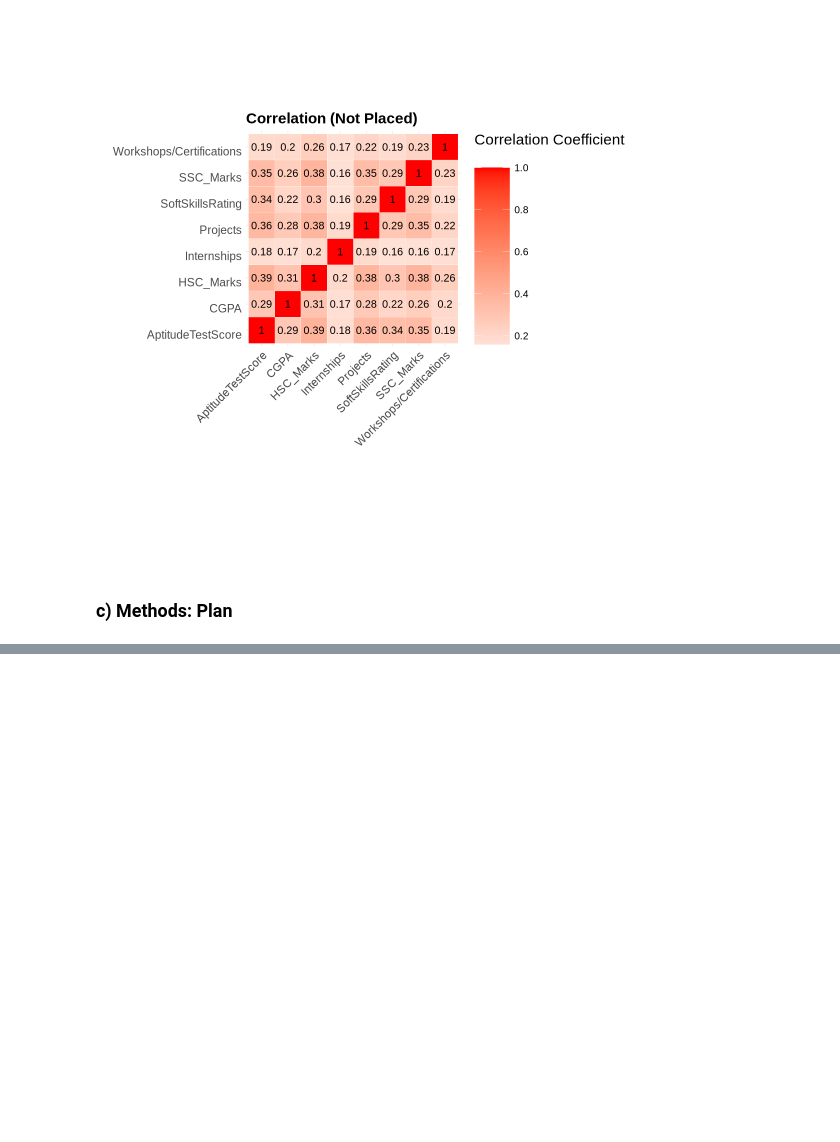
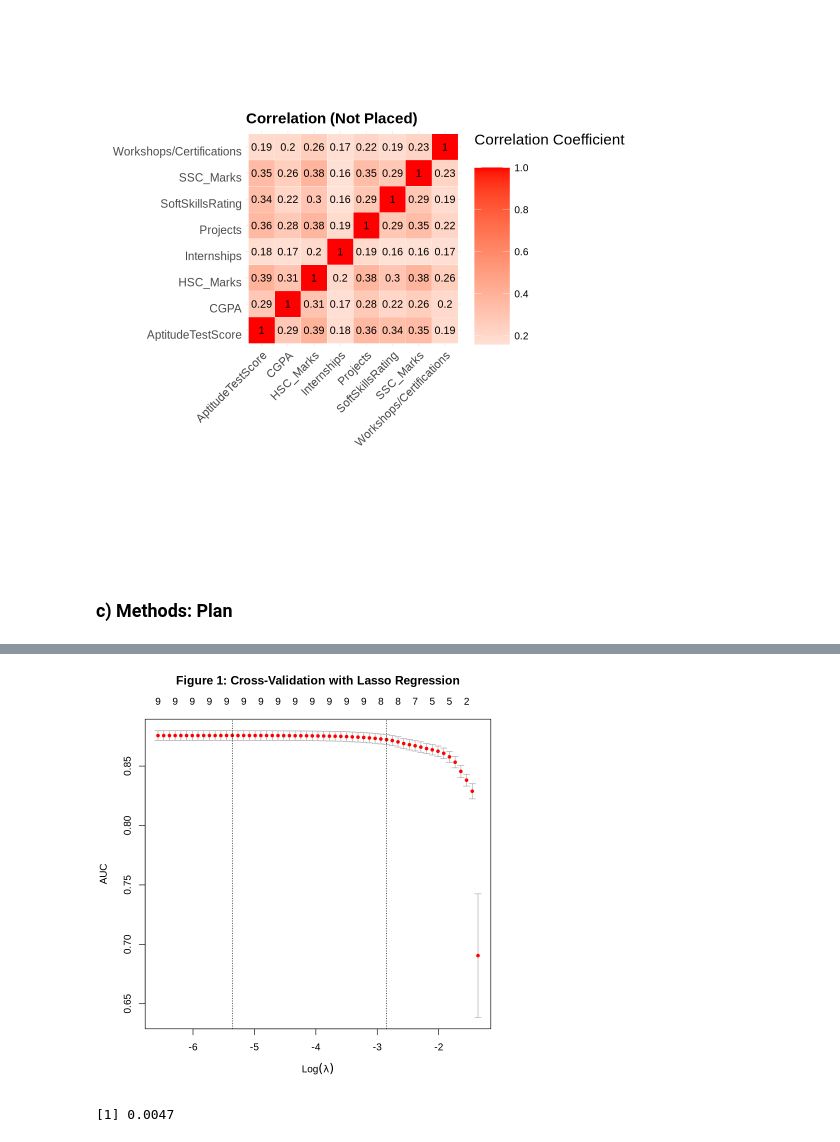
Before and after one commit to Sunnie568/STAT-301-group-project, a Jupyter notebook: Final Report.ipynb, the cells around one changed output, grey strips where cells are left out. Saved outputs shown, nothing was run; the diff lists cells and outputs as text; code cells hidden in the pictures; blank space fills up the shorter version.

```diff
--- a/Final Report.ipynb
+++ b/Final Report.ipynb
@@ -237,0 +294,10 @@ plot_corr_matrix_not_placed
+# %%
+# Main developer: Xuyang Chen
+
+# Prepare matrix for glmnet (excluding intercept)
+model_matrix_X_train <- model.matrix(PlacementStatus ~ ., data = placement_training)[,-1]
+head(model_matrix_X_train)
+
+matrix_Y_train <-
+    as.matrix(placement_training$PlacementStatus, ncol = 1)
+head(matrix_Y_train)
@@ -237,0 +322,14 @@ plot_corr_matrix_not_placed
+# %%
+# Main developer: Xuyang Chen
+
+set.seed(1234)
+# Apply LASSO with 10-fold cross-validation (optimize for AUC)
+placement_cv_lambda_lasso <-
+  cv.glmnet(
+       x = model_matrix_X_train,
+       y = matrix_Y_train,
+       alpha = 1,
+       family = "binomial",
+       type.measure = "auc",
+       nfolds = 10)
+placement_cv_lambda_lasso
@@ -237,0 +344,17 @@ plot_corr_matrix_not_placed
+# %%
+# Main developer: Xuyang Chen
+
+options(repr.plot.width = 7, repr.plot.height = 7)
+# Visualization 1: cross-validation results (Figure 1)
+plot(placement_cv_lambda_lasso,
+     main = "Figure 1: Cross-Validation with Lasso Regression\n\n")
+# %% [output]
+[figure, added]
+# %%
+# Main developer: Xuyang Chen
+
+# Extract optimal lambda
+lambda_max_AUC_lasso <- round(placement_cv_lambda_lasso$lambda.min, 4)
+lambda_max_AUC_lasso
+# %% [output]
+[1] 0.0047
```
Also changed, not shown: parts of 22 cells of this notebook.
